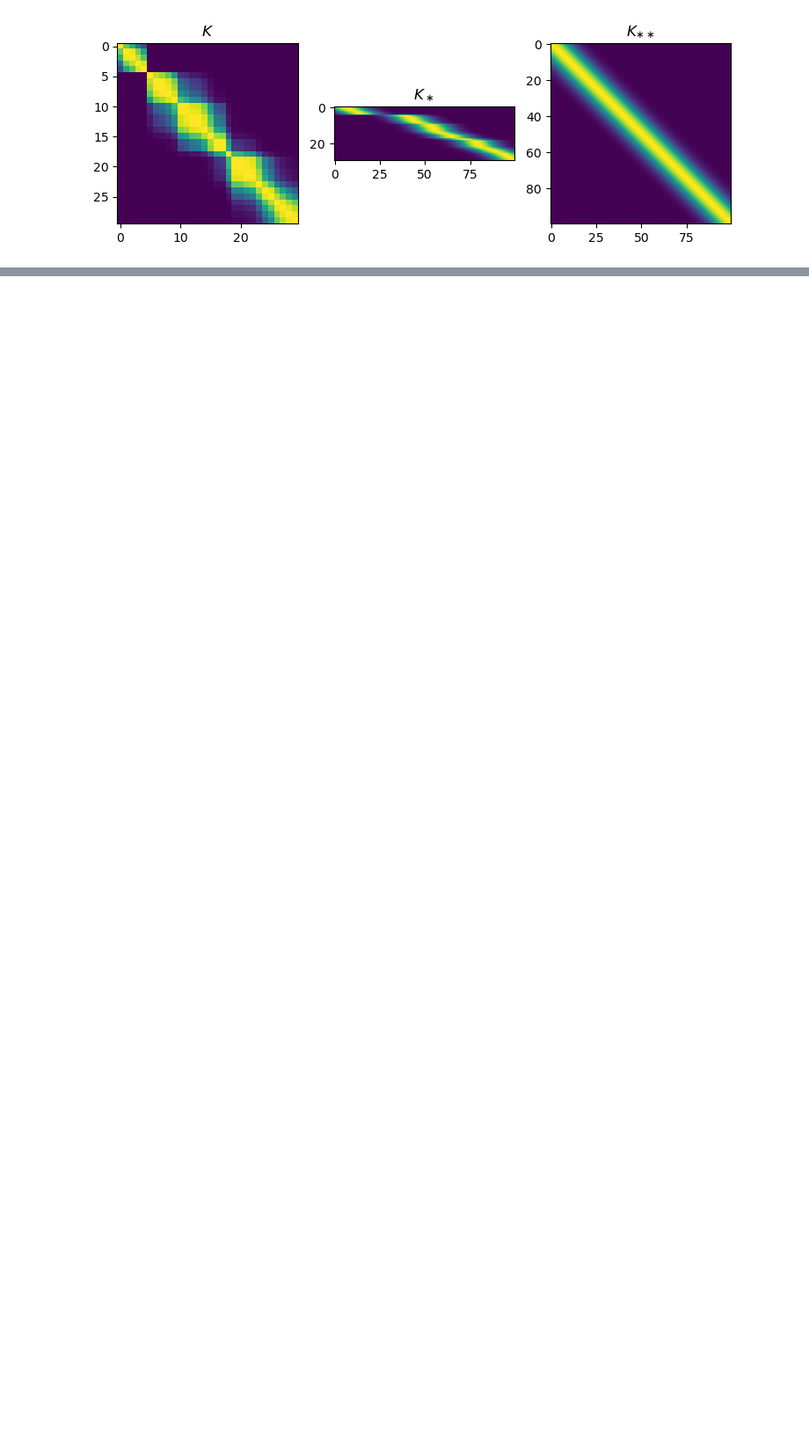
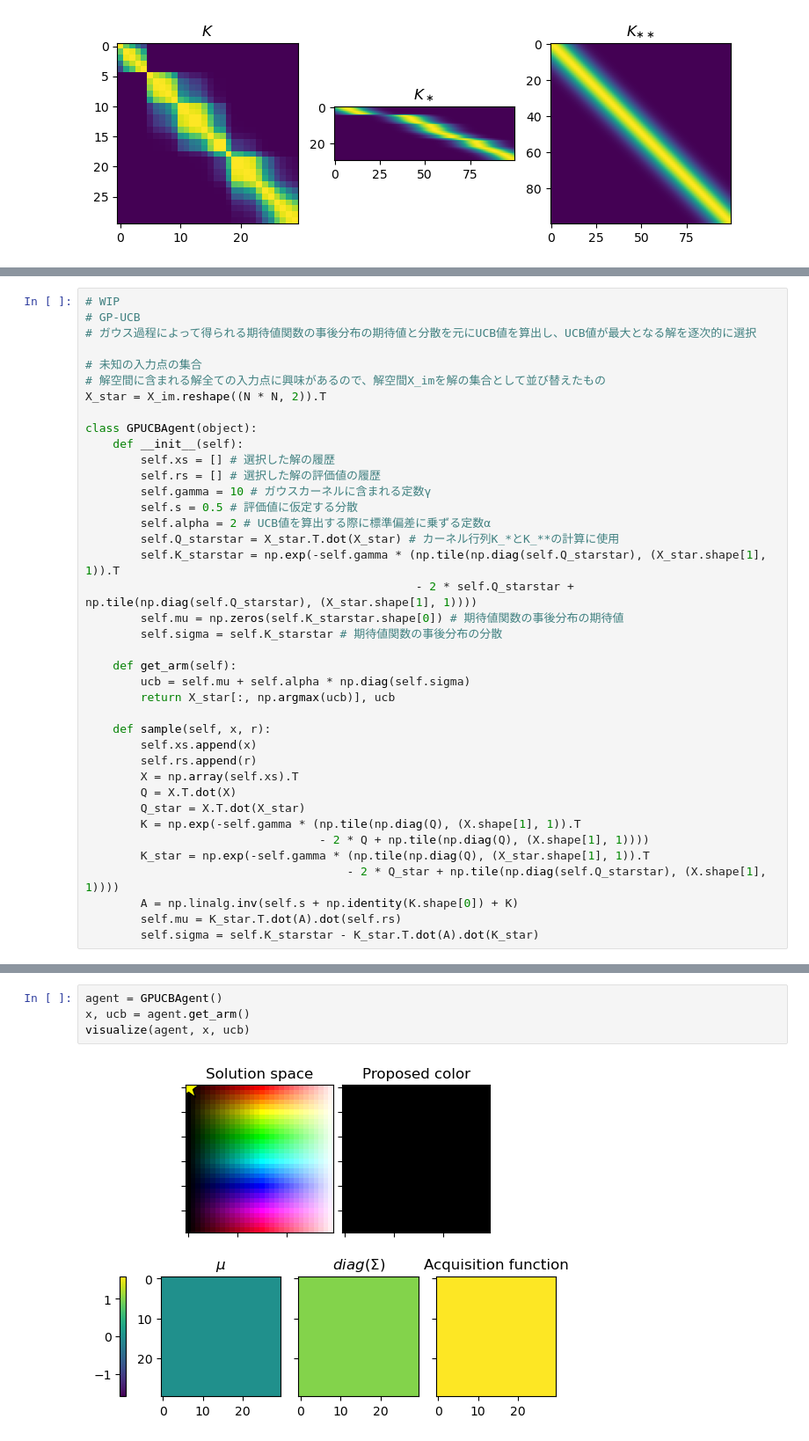
Before and after one commit to yagipy/misc, a Jupyter notebook: notebook/work/Introduction to Machine Learning with Web Optimization/7.ipynb, the cells around one changed output, grey strips where cells are left out. Shown at 88% size. Drawn from its saved outputs; the diff is of its cells as text; blank space fills up the shorter version.

```diff
--- a/notebook/work/Introduction to Machine Learning with Web Optimization/7.ipynb
+++ b/notebook/work/Introduction to Machine Learning with Web Optimization/7.ipynb
@@ -122,0 +145,39 @@ plt.show()
+# %%
+# WIP
+# GP-UCB
+# ガウス過程によって得られる期待値関数の事後分布の期待値と分散を元にUCB値を算出し、UCB値が最大となる解を逐次的に選択
+
+# 未知の入力点の集合
+# 解空間に含まれる解全ての入力点に興味があるので、解空間X_imを解の集合として並び替えたもの
+X_star = X_im.reshape((N * N, 2)).T
+
+class GPUCBAgent(object):
+    def __init__(self):
+        self.xs = [] # 選択した解の履歴
+        self.rs = [] # 選択した解の評価値の履歴
+        self.gamma = 10 # ガウスカーネルに含まれる定数γ
+        self.s = 0.5 # 評価値に仮定する分散
+        self.alpha = 2 # UCB値を算出する際に標準偏差に乗ずる定数α
+        self.Q_starstar = X_star.T.dot(X_star) # カーネル行列K_*とK_**の計算に使用
+        self.K_starstar = np.exp(-self.gamma * (np.tile(np.diag(self.Q_starstar), (X_star.shape[1], 1)).T
+                                                - 2 * self.Q_starstar + np.tile(np.diag(self.Q_starstar), (X_star.shape[1], 1))))
+        self.mu = np.zeros(self.K_starstar.shape[0]) # 期待値関数の事後分布の期待値
+        self.sigma = self.K_starstar # 期待値関数の事後分布の分散
+
+    def get_arm(self):
+        ucb = self.mu + self.alpha * np.diag(self.sigma)
+        return X_star[:, np.argmax(ucb)], ucb
+
+    def sample(self, x, r):
+        self.xs.append(x)
+        self.rs.append(r)
+        X = np.array(self.xs).T
+        Q = X.T.dot(X)
+        Q_star = X.T.dot(X_star)
+        K = np.exp(-self.gamma * (np.tile(np.diag(Q), (X.shape[1], 1)).T
+                                  - 2 * Q + np.tile(np.diag(Q), (X.shape[1], 1))))
+        K_star = np.exp(-self.gamma * (np.tile(np.diag(Q), (X_star.shape[1], 1)).T
+                                      - 2 * Q_star + np.tile(np.diag(self.Q_starstar), (X.shape[1], 1))))
+        A = np.linalg.inv(self.s + np.identity(K.shape[0]) + K)
+        self.mu = K_star.T.dot(A).dot(self.rs)
+        self.sigma = self.K_starstar - K_star.T.dot(A).dot(K_star)
@@ -122,0 +227,6 @@ plt.show()
+# %%
+agent = GPUCBAgent()
+x, ucb = agent.get_arm()
+visualize(agent, x, ucb)
+# %% [output]
+[figure, added]
```
Also changed, not shown: parts of 14 cells of this notebook.
